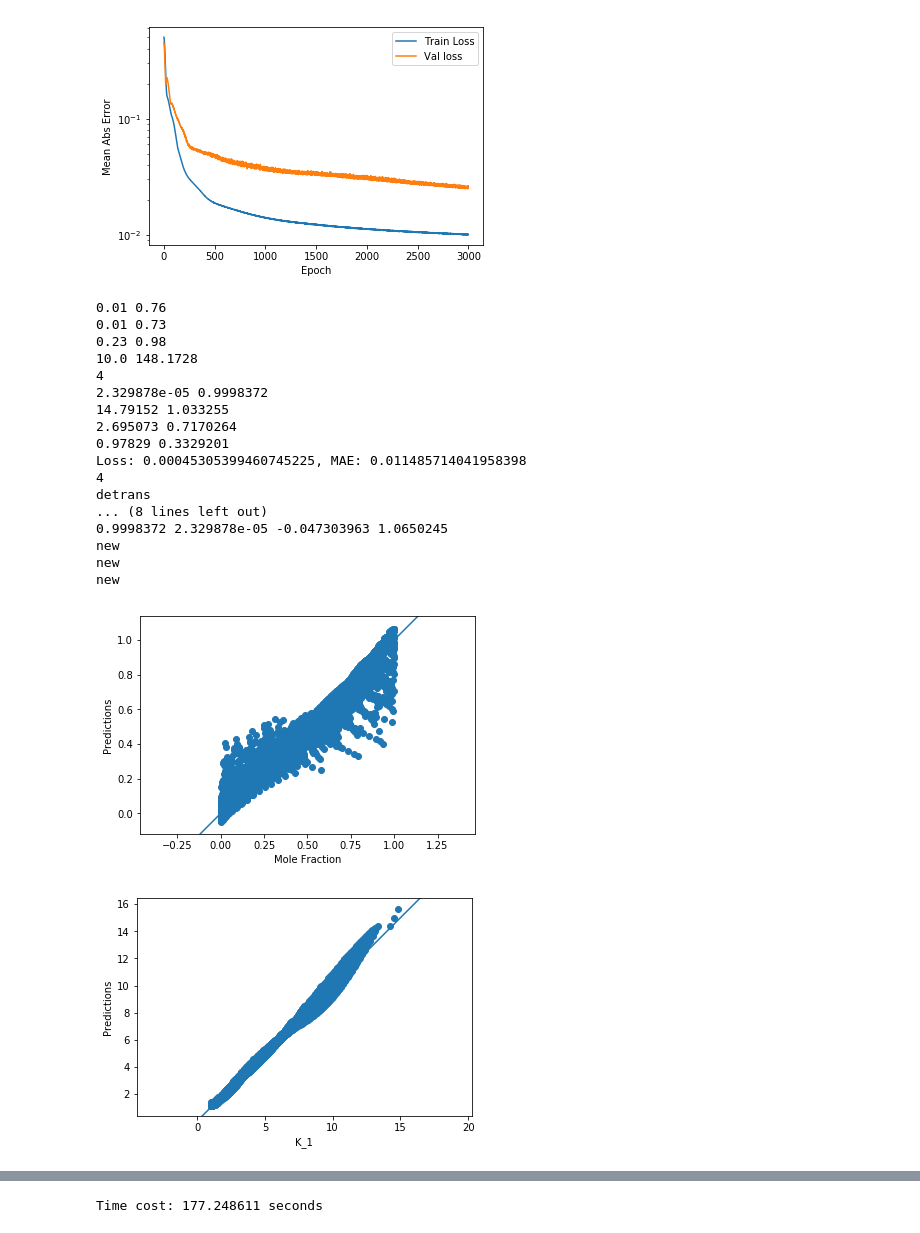
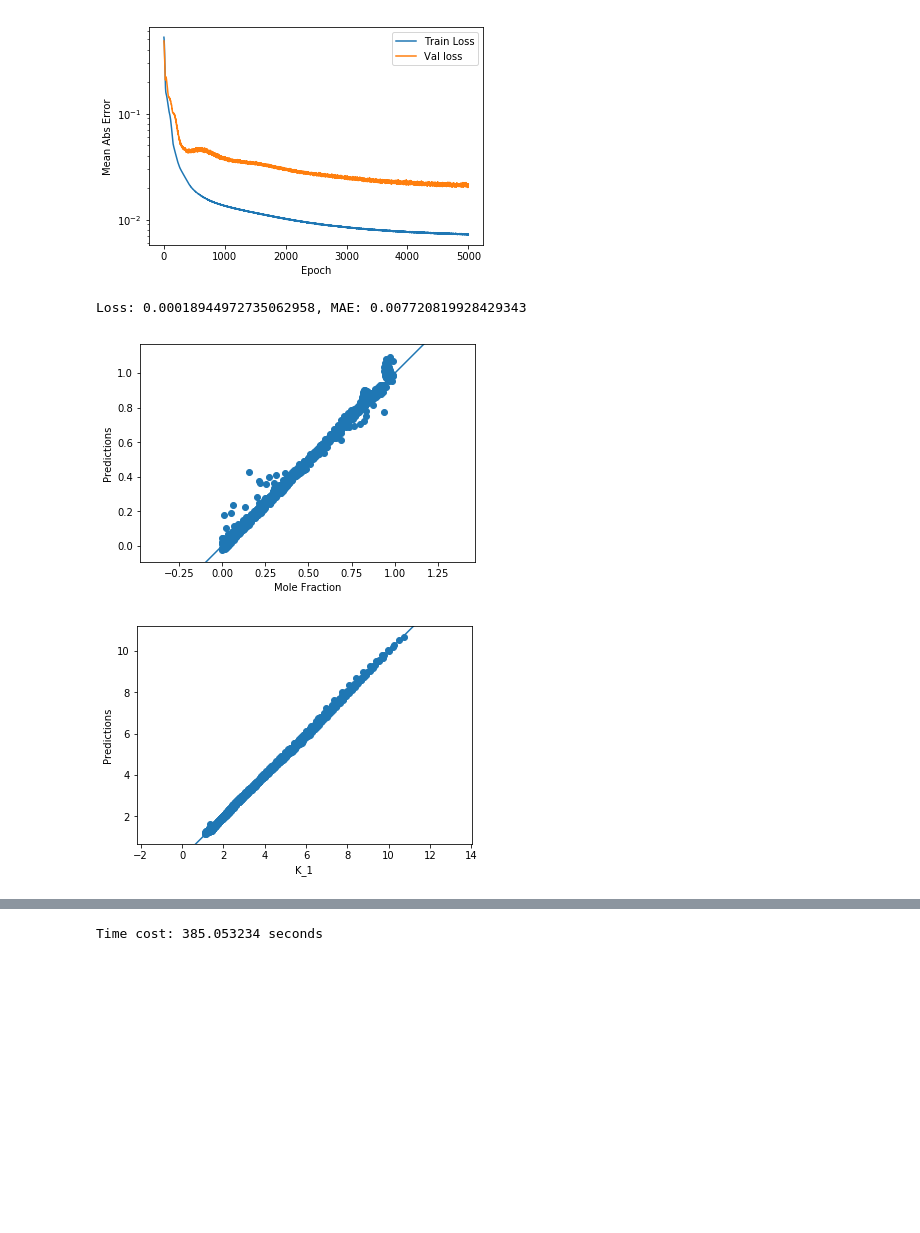
Before and after one commit to Arsennnic/ANN-FC-2.0, a Jupyter notebook: train_split.ipynb, the cells around one changed output, grey strips where cells are left out. Cells and saved outputs as stored; diff of their text form; code cells hidden in the pictures; blank space fills up the shorter version.

Commit message:
split updates.

```diff
--- a/train_split.ipynb
+++ b/train_split.ipynb
@@ -2,6 +2,6 @@
 import split_pm as sp
 # %%
 W, b = sp.train("improved-STAB-data/PM-simplex-T550-simplex-SPLIT-PM.csv",
-                "improved-STAB-data/PM-simplex-T550-simplex-SPLIT-PM.csv",
-                hidden_cells = 20, batch_size = 3000,
-                epoch = 3000, trans = None)
+                "improved-STAB-data/PM-simplex-T550-test-simplex-SPLIT-PM.csv",
+                hidden_cells = 40, batch_size = 3000, GL = 1.2,
+                epoch = 5000, trans = None)
@@ -47,7 +8,7 @@ Time cost: 168.465175 seconds
 # %%
 W, b = sp.train("improved-STAB-data/PM-simplex-T550-simplex-SPLIT-PM.csv",
-                "improved-STAB-data/PM-simplex-T550-simplex-SPLIT-PM.csv",
-                hidden_cells = 20, batch_size = 3000,
-                epoch = 3000, trans = "log")
+                "improved-STAB-data/PM-simplex-T550-test-simplex-SPLIT-PM.csv",
+                hidden_cells = 40, batch_size = 3000, GL = 1.2,
+                epoch = 5000, trans = "log")
 # %% [output]
 Read training data:
@@ -88,7 +31,7 @@ Time cost: 174.684315 seconds
 # %%
 W, b = sp.train("improved-STAB-data/PM-simplex-T550-simplex-SPLIT-PM.csv",
-                "improved-STAB-data/PM-simplex-T550-simplex-SPLIT-PM.csv",
-                hidden_cells = 20, batch_size = 3000,
-                epoch = 3000, trans = "new")
+                "improved-STAB-data/PM-simplex-T550-test-simplex-SPLIT-PM.csv",
+                hidden_cells = 40, batch_size = 3000, GL = 0.2,
+                epoch = 5000, trans = "new")
 # %% [output]
 Read training data:
@@ -108,20 +54,4 @@ Done
-[figure, old version]
+[figure, new version]
-0.01 0.76
-0.01 0.73
-0.23 0.98
-10.0 148.1728
-4
-2.329878e-05 0.9998372
-14.79152 1.033255
-2.695073 0.7170264
-0.97829 0.3329201
-Loss: 0.00045305399460745225, MAE: 0.011485714041958398
-4
-detrans
-... (8 lines left out)
-0.9998372 2.329878e-05 -0.047303963 1.0650245
-new
-new
-new
+Loss: 0.00018944972735062958, MAE: 0.007720819928429343
-[figure, old version]
+[figure, new version]
-[figure, old version]
+[figure, new version]
@@ -131 +61 @@ new
-Time cost: 177.248611 seconds
+Time cost: 385.053234 seconds
```
Also changed, not shown: parts of 3 cells of this notebook, 3 other files.
